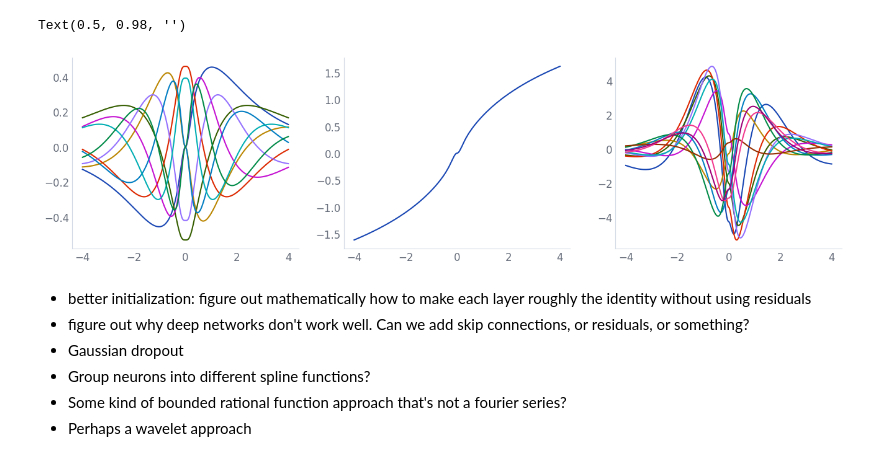
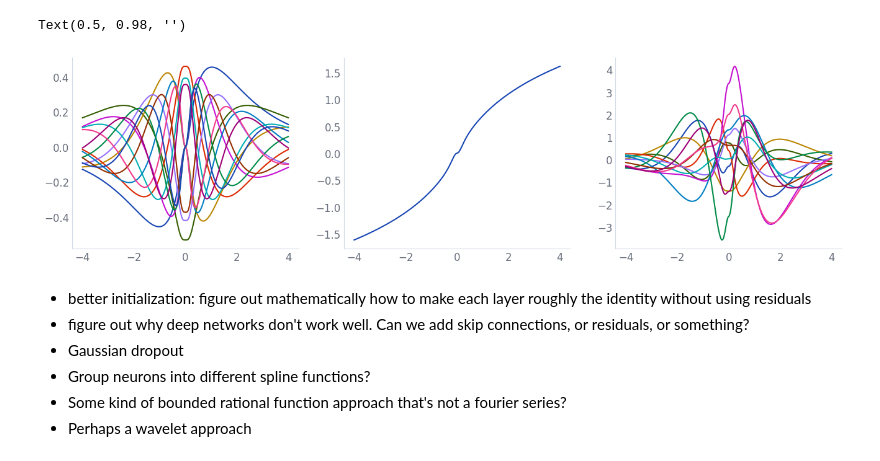
Before and after one commit to nicholas-miklaucic/jax-kan, a Jupyter notebook: exploration.ipynb, the cells around one changed output. Cells and saved outputs as stored; diff of their text form; code cells hidden in the pictures.

```diff
--- a/exploration.ipynb
+++ b/exploration.ipynb
@@ -72,7 +72,7 @@ out_dim = np.max(dl.dataset.y).item() + 1
 n_coef = 13
 node_dropout = 0.4
 hidden_dim = None
-inner_dims = [42]
+inner_dims = [32, 16]
 out_hidden_dim = None
 # normalization = partial(nn.LayerNorm, use_bias=False, use_scale=False)
 normalization = Identity
@@ -171,7 +171,7 @@ Spline = trainer.model.layer_templ.spline_kind
 layer: KANLayer = trainer.model.layer_templ
 params = trainer.state.params
 
-layer_i = 1
+layer_i = 0
 i = 10
 
 layer_params = params[f'layers_{layer_i}']
@@ -179,34 +179,34 @@ layer_params = params[f'layers_{layer_i}']
 base_xx = jnp.linspace(-4, 4, 258)
 
 kernel = layer_params['coefs']['kernel']
 in_dim, out_dim, n_coef = kernel.shape
 
 xx = layer.input_map.apply({'params': layer_params.get('input_map', {})}, base_xx, layer.spline_kind)
 
 if layer.spline_params_share:
     idx = lambda p: p
 else:
     idx = lambda p: p[i]
 
 
 spl_params = {param: idx(layer_params[param]) for param in layer.spline_kind.param_names()}
 
 spl = Spline(kernel.shape[-1], **spl_params)
 
 fig, (ax0, ax1, ax2) = plt.subplots(1, 3, figsize=(16, 4))
 dm = jax.vmap(spl.design_matrix)(xx)
 ax0.plot(base_xx, dm)
 ax1.plot(base_xx, xx)
 
 outputs = jnp.einsum('oc,ic->io', kernel[i], dm) + layer_params['coefs'].get('bias', jnp.zeros(in_dim))[i]
 ax2.plot(base_xx, outputs[:, :12])
 
 
 fig.suptitle(', '.join(f'{k} = {v:.03f}' for k, v in spl_params.items()))
 # %% [output]
 [interactive output not drawn]
 Text(0.5, 0.98, '')
-[figure, old version]
+[figure, new version]
 # %% [markdown]
 - better initialization: figure out mathematically how to make each layer roughly the identity
   without using residuals
```
Also changed, not shown: parts of 1 cell of this notebook, 2 other files.
